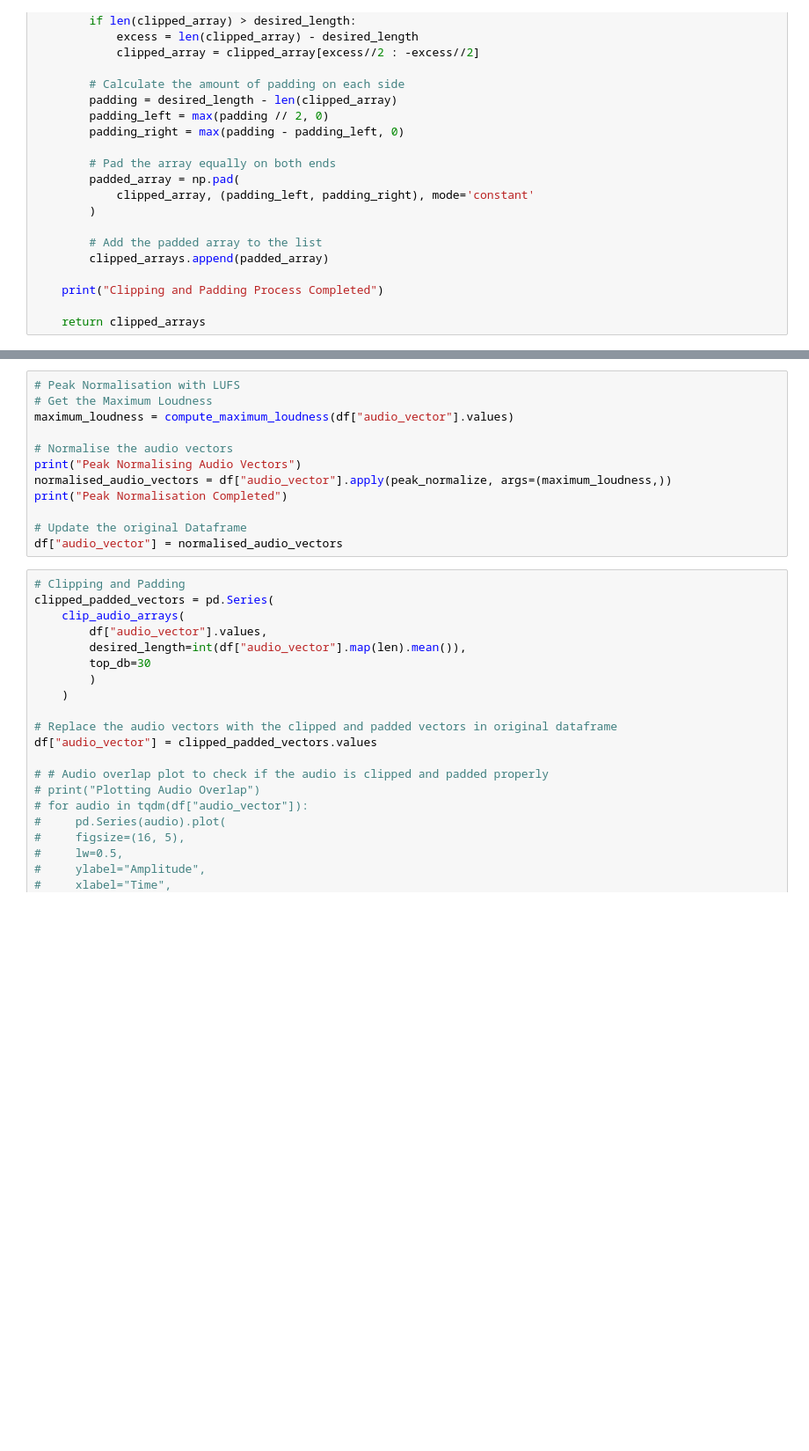
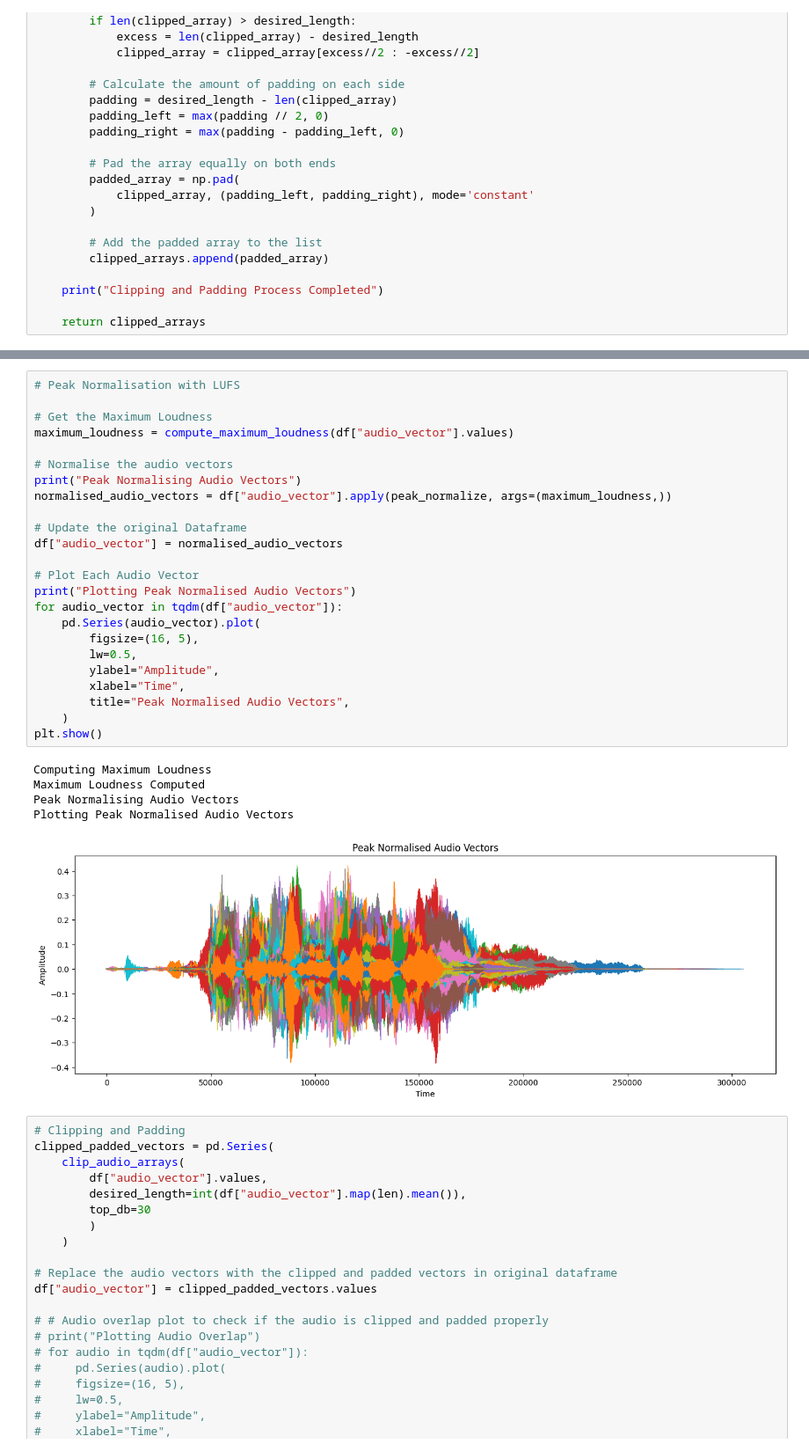
Before and after one commit to IbtihajT/Singing_Emotion_Prediction_with_Machine_Learning, a Jupyter notebook: main.ipynb, the cells around one changed output, grey strips where cells are left out. Shown at 88% size. Drawn from its saved outputs; the diff is of its cells as text; blank space fills up the shorter version.

```diff
--- a/main.ipynb
+++ b/main.ipynb
@@ -199,15 +217,33 @@ for ax, column in zip(axes.flatten(), df.columns[3:]):
 # %%
 # Peak Normalisation with LUFS
+
 # Get the Maximum Loudness
 maximum_loudness = compute_maximum_loudness(df["audio_vector"].values)
 
 # Normalise the audio vectors
 print("Peak Normalising Audio Vectors")
 normalised_audio_vectors = df["audio_vector"].apply(peak_normalize, args=(maximum_loudness,))
-print("Peak Normalisation Completed")
 
 # Update the original Dataframe
 df["audio_vector"] = normalised_audio_vectors
+
+# Plot Each Audio Vector
+print("Plotting Peak Normalised Audio Vectors")
+for audio_vector in tqdm(df["audio_vector"]):
+    pd.Series(audio_vector).plot(
+        figsize=(16, 5),
+        lw=0.5,
+        ylabel="Amplitude",
+        xlabel="Time",
+        title="Peak Normalised Audio Vectors",
+    )
+plt.show()
+# %% [output]
+Computing Maximum Loudness
+Maximum Loudness Computed
+Peak Normalising Audio Vectors
+Plotting Peak Normalised Audio Vectors
+[figure, added]
 # %%
 # Clipping and Padding
 clipped_padded_vectors = pd.Series(
```
Also changed, not shown: parts of 4 cells of this notebook.
